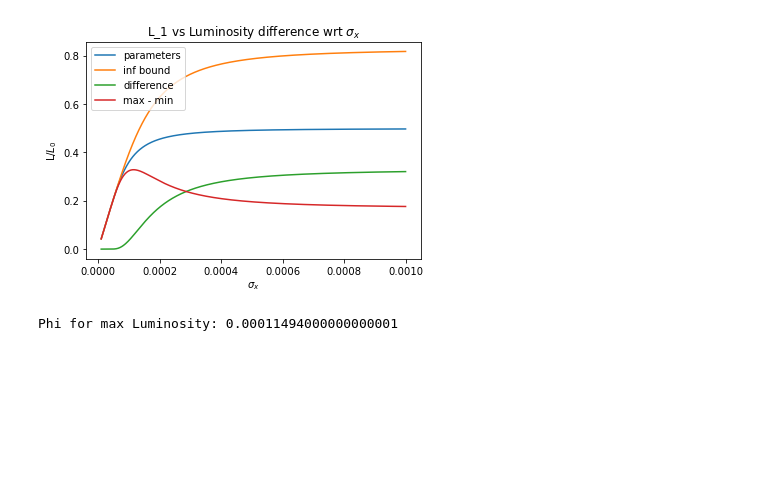
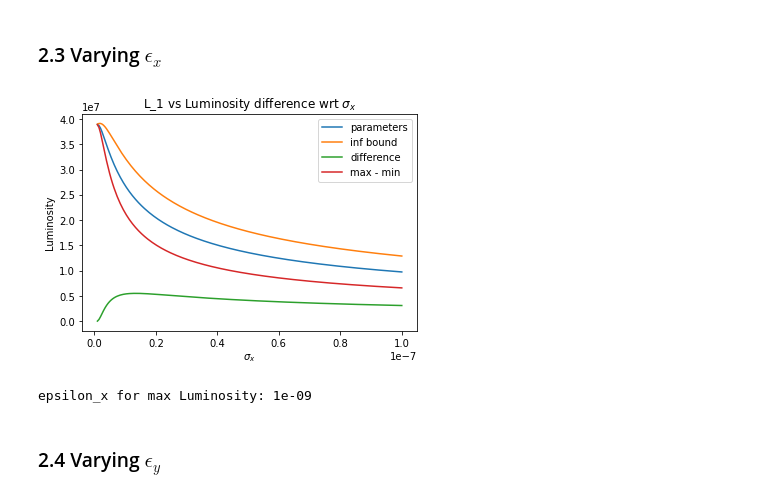
Before and after one commit to Wooperachi7/Luminosity, a Jupyter notebook: Crossing_Angle_and_Hourglass_effect.ipynb, the cells around one changed output. Cells and saved outputs as stored; diff of their text form; code cells hidden in the pictures; blank space fills up the shorter version.

```diff
--- a/Crossing_Angle_and_Hourglass_effect.ipynb
+++ b/Crossing_Angle_and_Hourglass_effect.ipynb
@@ -122,19 +146,20 @@ plt.show()
 # %%
 # Initial conditions accurate to an experiment
+# b*, ex, ey, sz, phi are given to determine luminosity
 beta_star_param = .2 #m
 sz_param = .2
-sx_param = 100E-6 #microns
-ex_param = sx_param**2/beta_star_param #does not change Luminosity much
+ex_param = 1E-8 #microns
+ey_param = 1E-8
 phi_param = .002 #2 mrad
 
 # Bounds
 a_param, b_param = -.1, .1 #10 cm
-L_1 = Luminosity_int(beta_star_param, ex_param, sz_param, phi_param, a_param, b_param)
+L_1 = Luminosity_int(f, N1, N2, beta_star_param, sx_param, sy_param, sz_param, phi_param, a_param, b_param)
 
 #infinity bounds
-L_0 = Luminosity_int(beta_star_param, ex_param, sz_param, phi_param, a, b)
+L_0 = Luminosity_int(f, N1, N2, beta_star_param, sx_param, sy_param, sz_param, phi_param, a, b)
 
-print("Normalized Luminosity with given parameters (want to maximize):", L_1)
-print("Normalized Luminosity at infinite bound:", L_0)
+print("Luminosity with given parameters (want to maximize):", L_1)
+print("Luminosity at infinite bound:", L_0)
 print("Difference (want to minimize):", L_0 - L_1)
 # %% [output]
@@ -175,19 +205,19 @@ Beta star for max Luminosity: 0.26571
 # %%
 # Plot with respect to Phi
-Phi = np.linspace(0, .01, N + 1)
+Phi = np.linspace(0, np.pi/100, N + 1)
 L_1_plot2 = np.zeros(N + 1)
 L_0_plot2 = np.zeros(N + 1)
 for i, p in enumerate(Phi):
-    L_1_plot2[i] = Luminosity_int(beta_star_max, ex_param, sz_param, p, a_param, b_param)
-    L_0_plot2[i] = Luminosity_int(beta_star_max, ex_param, sz_param, p, a, b)
+    L_1_plot2[i] = Luminosity_int(f, N1, N2, beta_star_max, ex_param, ey_param, sz_param, p, a_param, b_param)
+    L_0_plot2[i] = Luminosity_int(f, N1, N2, beta_star_max, ex_param, ey_param, sz_param, p, a, b)
 plt.plot(Phi, L_1_plot2, label = "parameters")
 plt.plot(Phi, L_0_plot2, label = "inf bound")
 plt.plot(Phi, L_0_plot2 - L_1_plot2, label = "difference")
 
 curve_phi = L_1_plot2 - (L_0_plot2 - L_1_plot2)
-plt.plot(Phi, curve_phi, label = "max - min")
+plt.plot(Phi, curve_phi, label = "max/min")
 plt.title(r"L_1 vs Luminosity difference wrt $\phi_c$")
-plt.ylabel(r"L/$L_0$")
+plt.ylabel("Luminosity")
 plt.xlabel(r"$\phi_c$")
 plt.legend()
 plt.show()
@@ -201,29 +231,30 @@ Phi for max Luminosity: 0.00235
+# %% [markdown]
+### 2.3 Varying $\epsilon_x$ <a name="chapter2.3"></a>
 # %%
-# Plot with respect to sigma_x
-# Need to include L0
-Sigma_x = np.linspace(1E-5, 1E-3, N + 1)#microns
-Eps_x = Sigma_x**2/beta_star_max
+# Plot with respect to eps_x
+Eps_x = np.linspace(1E-9, 1E-7, N + 1) #m
 L_1_plot3 = np.zeros(N + 1)
 L_0_plot3 = np.zeros(N + 1)
 for i, e_x in enumerate(Eps_x):
-    L_1_plot3[i] = Luminosity_int(beta_star_max, e_x, sz_param, phi_max, a_param, b_param)
-    L_0_plot3[i] = Luminosity_int(beta_star_max, e_x, sz_param, phi_max, a, b)
-plt.plot(Sigma_x, L_1_plot3, label = "parameters")
-plt.plot(Sigma_x, L_0_plot3, label = "inf bound")
-plt.plot(Sigma_x, L_0_plot3 - L_1_plot3, label = "difference")
+    L_1_plot3[i] = Luminosity_int(f, N1, N2, beta_star_max, e_x, ey_param, sz_param, phi_max, a_param, b_param)
+    L_0_plot3[i] = Luminosity_int(f, N1, N2, beta_star_max, e_x, ey_param, sz_param, phi_max, a, b)
+plt.plot(Eps_x, L_1_plot3, label = "parameters")
+plt.plot(Eps_x, L_0_plot3, label = "inf bound")
+plt.plot(Eps_x, L_0_plot3 - L_1_plot3, label = "difference")
 
-curve_sigma_x = L_1_plot3 - (L_0_plot3 - L_1_plot3)
-plt.plot(Sigma_x, curve_sigma_x, label = "max - min")
+curve_eps_x = L_1_plot3 - (L_0_plot3 - L_1_plot3)
+plt.plot(Eps_x, curve_eps_x, label = "max - min")
 plt.title(r"L_1 vs Luminosity difference wrt $\sigma_x$")
-plt.ylabel(r"L/$L_0$")
+plt.ylabel("Luminosity")
 plt.xlabel(r"$\sigma_x$")
 plt.legend()
 plt.show()
 # %% [output]
-[figure, old version]
+[figure, new version]
 # %%
-sigma_x_max = Sigma_x[np.argmax(curve_sigma_x)]
-eps_x_max = sigma_x_max**2/beta_star_max
-print("sigma_x for max Luminosity:", sigma_x_max)
+eps_x_max = Eps_x[np.argmax(curve_eps_x)]
+print("epsilon_x for max Luminosity:", eps_x_max)
 # %% [output]
-Phi for max Luminosity: 0.00011494000000000001
+epsilon_x for max Luminosity: 1e-09
+# %% [markdown]
+### 2.4 Varying $\epsilon_y$ <a name="chapter2.4"></a>
```
Also changed, not shown: parts of 34 cells of this notebook.
